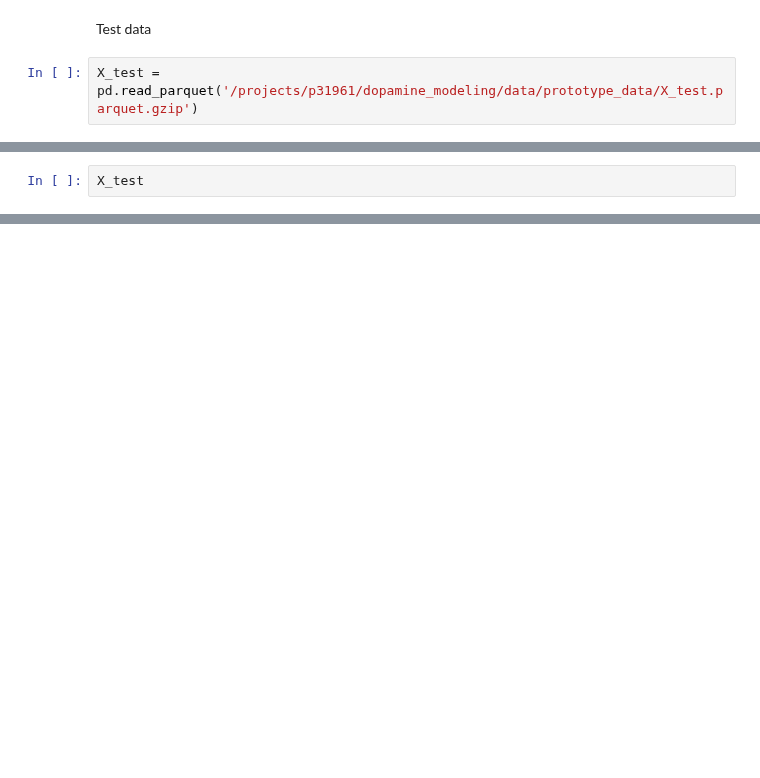
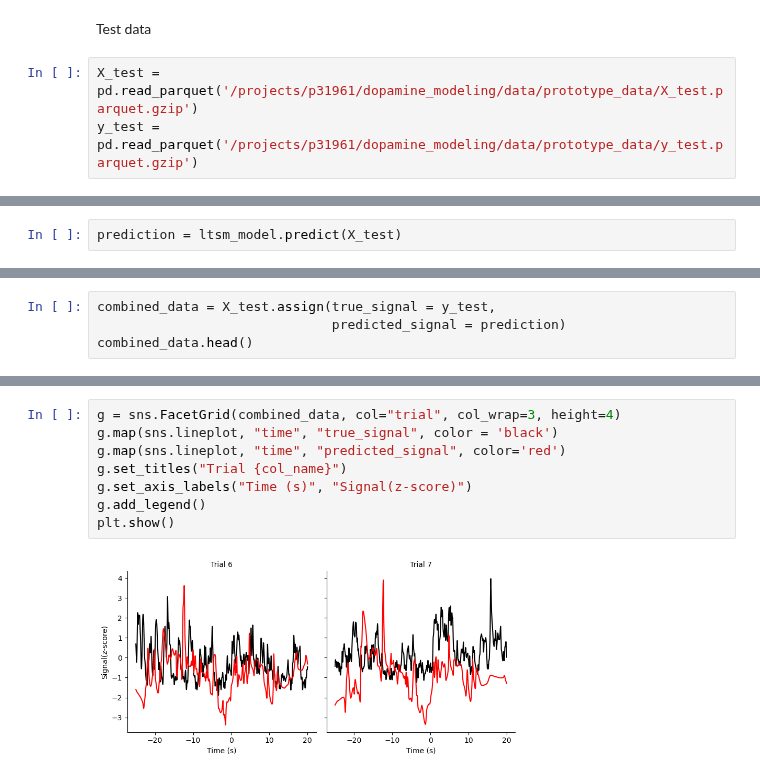
Before and after one commit to Mschaid/ENIGMA, a Jupyter notebook: notebooks/model_experimentation.ipynb, the cells around one changed output, grey strips where cells are left out. Drawn from its saved outputs; the diff is of its cells as text; blank space fills up the shorter version.

Commit message:
ltsm_model_experimentation baseline and nb val

```diff
--- a/notebooks/model_experimentation.ipynb
+++ b/notebooks/model_experimentation.ipynb
@@ -32,5 +31,6 @@ PhysicalDevice(name='/physical_device:GPU:1', device_type='GPU')
 Test data
 # %%
 X_test = pd.read_parquet('/projects/p31961/dopamine_modeling/data/prototype_data/X_test.parquet.gzip')
+y_test = pd.read_parquet('/projects/p31961/dopamine_modeling/data/prototype_data/y_test.parquet.gzip')
 # %%
 ltsm_model = tf.keras.models.load_model('/projects/p31961/dopamine_modeling/results/models/ltsm_prototype')
@@ -37,3 +55,3 @@ ltsm_model = tf.keras.models.load_model('/projects/p31961/dopamine_modeling/resu
 # %%
-X_test
+prediction = ltsm_model.predict(X_test)
 # %% [output]
@@ -56,0 +63,4 @@ AttributeError: type object '_UserObject' has no attribute 'from_config'
+# %%
+combined_data = X_test.assign(true_signal = y_test,
+                              predicted_signal = prediction)
+combined_data.head()
@@ -56,0 +74,10 @@ AttributeError: type object '_UserObject' has no attribute 'from_config'
+# %%
+g = sns.FacetGrid(combined_data, col="trial", col_wrap=3, height=4)
+g.map(sns.lineplot, "time", "true_signal", color = 'black')
+g.map(sns.lineplot, "time", "predicted_signal", color='red')
+g.set_titles("Trial {col_name}")
+g.set_axis_labels("Time (s)", "Signal(z-score)")
+g.add_legend()
+plt.show()
+# %% [output]
+[figure, added]
```
Also changed, not shown: parts of 9 cells of this notebook, 2 other files.
